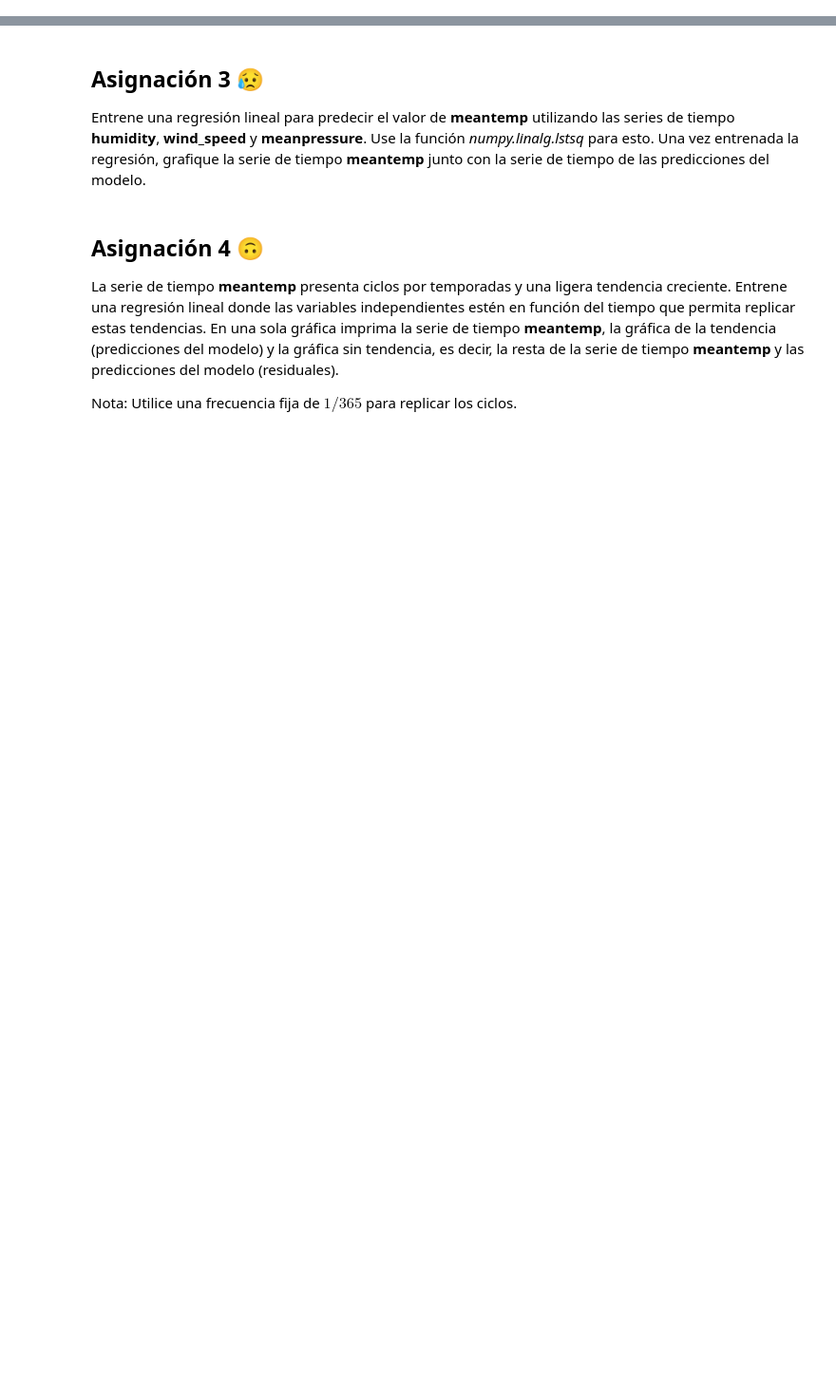
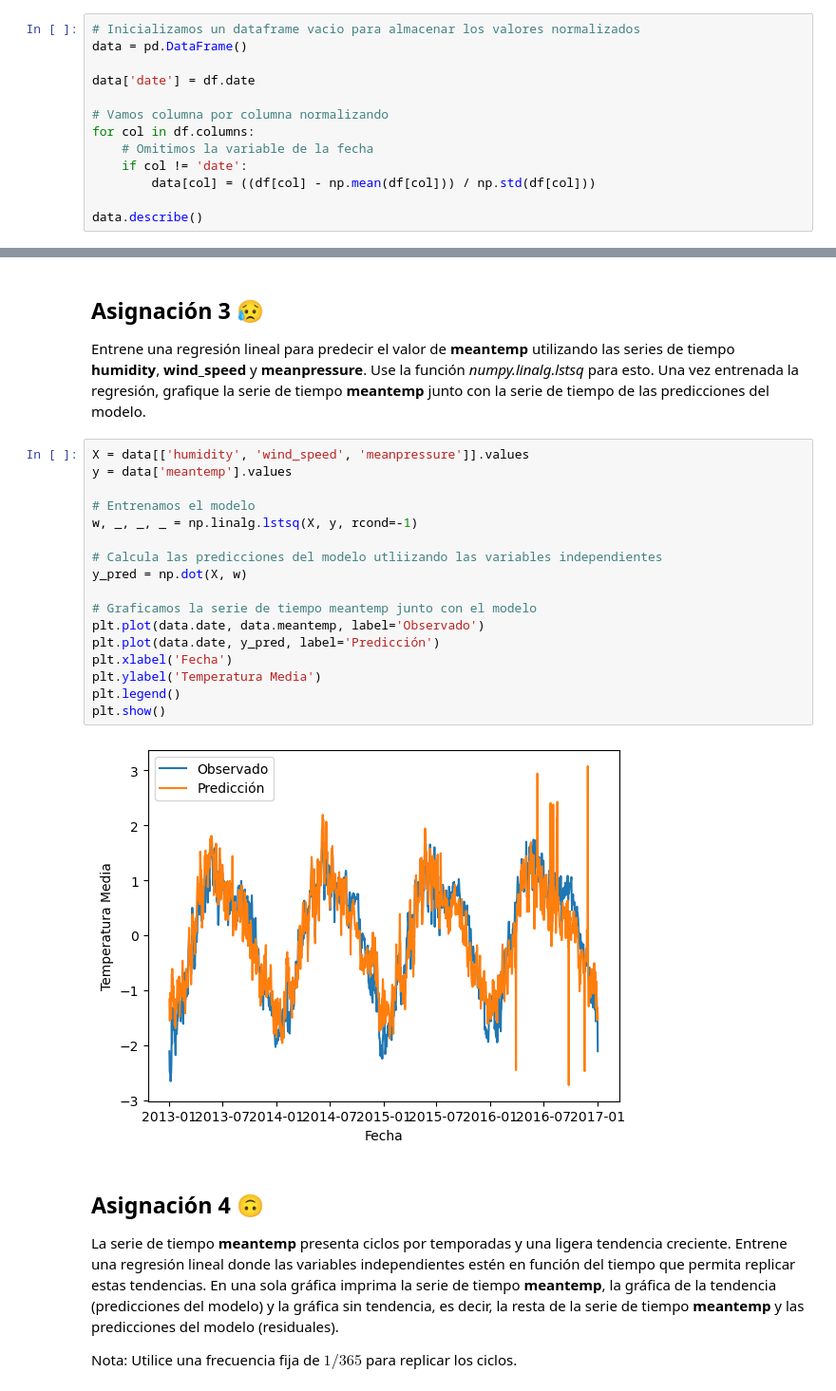
Before and after one commit to svroo/Time_series, a Jupyter notebook: Practica 3/3 - Preprocesamiento de Series de Tiempo.ipynb, the cells around one changed output, grey strips where cells are left out. Shown at 95% size. Saved outputs shown, nothing was run; the diff lists cells and outputs as text; blank space fills up the shorter version.

```diff
--- a/Practica 3/3 - Preprocesamiento de Series de Tiempo.ipynb
+++ b/Practica 3/3 - Preprocesamiento de Series de Tiempo.ipynb
@@ -45,3 +75,16 @@ La serie de tiempo __meanpressure__ contiene outliers. Analice la serie de tiemp
 ## Asignación 2 &#x1F625;
 
 Normalice todas las series de tiempo para que tengan media cero y varianza 1.  Imprima la descripción del dataframe para validar.
+# %%
+# Inicializamos un dataframe vacio para almacenar los valores normalizados
+data = pd.DataFrame()
+
+data['date'] = df.date
+
+# Vamos columna por columna normalizando
+for col in df.columns:
+    # Omitimos la variable de la fecha
+    if col != 'date':
+        data[col] = ((df[col] - np.mean(df[col])) / np.std(df[col]))
+
+data.describe()
@@ -49,6 +102,25 @@ Normalice todas las series de tiempo para que tengan media cero y varianza 1.  I
 ## Asignación 3 &#x1F625;
 
 Entrene una regresión lineal para predecir el valor de __meantemp__ utilizando las series de tiempo __humidity__, __wind_speed__ y __meanpressure__. Use la función _numpy.linalg.lstsq_ para esto. Una vez entrenada la regresión, grafique la serie de tiempo __meantemp__ junto con la serie de tiempo de las predicciones del modelo.
+# %%
+X = data[['humidity', 'wind_speed', 'meanpressure']].values
+y = data['meantemp'].values
+
+# Entrenamos el modelo
+w, _, _, _ = np.linalg.lstsq(X, y, rcond=-1)
+
+# Calcula las predicciones del modelo utliizando las variables independientes
+y_pred = np.dot(X, w)
+
+# Graficamos la serie de tiempo meantemp junto con el modelo
+plt.plot(data.date, data.meantemp, label='Observado')
+plt.plot(data.date, y_pred, label='Predicción')
+plt.xlabel('Fecha')
+plt.ylabel('Temperatura Media')
+plt.legend()
+plt.show()
+# %% [output]
+[figure, added]
 # %% [markdown]
 ## Asignación 4 &#x1F643;
 
```
Also changed, not shown: parts of 9 cells of this notebook, 9 other files.
